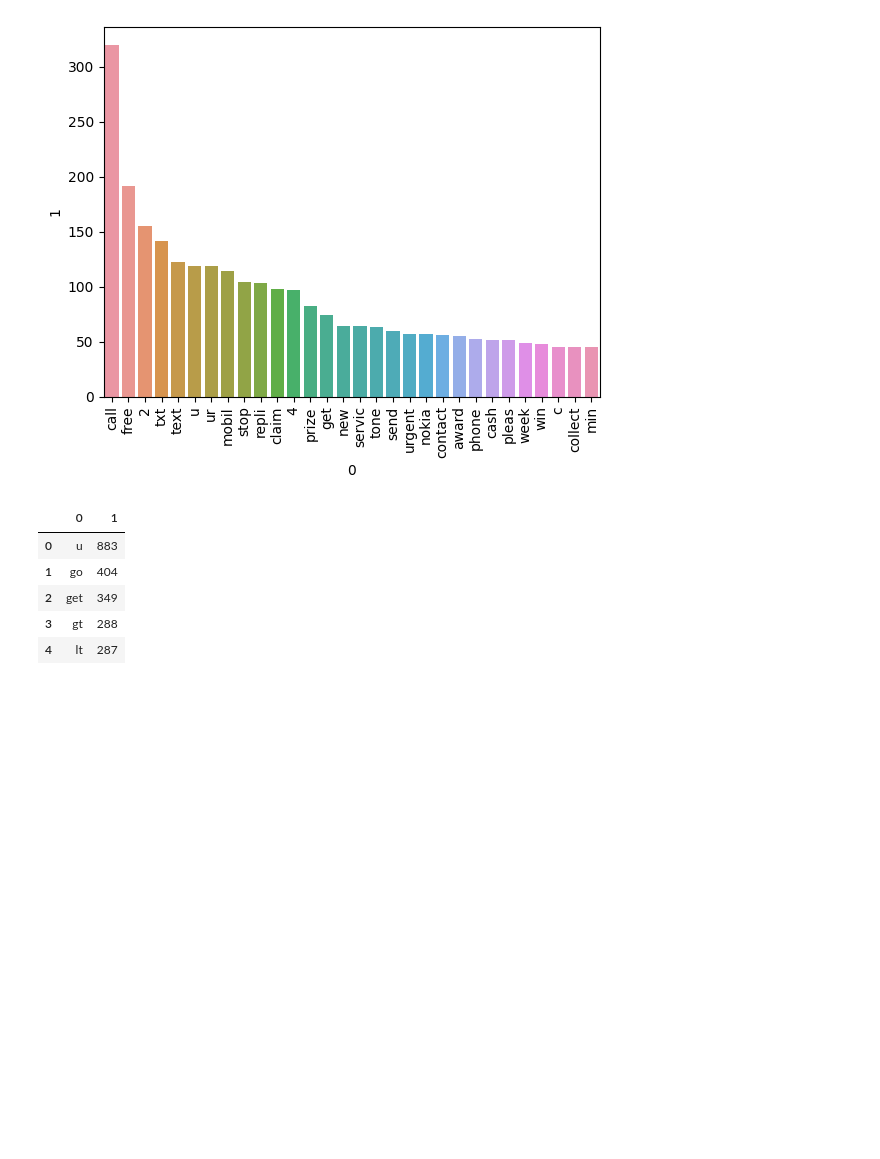
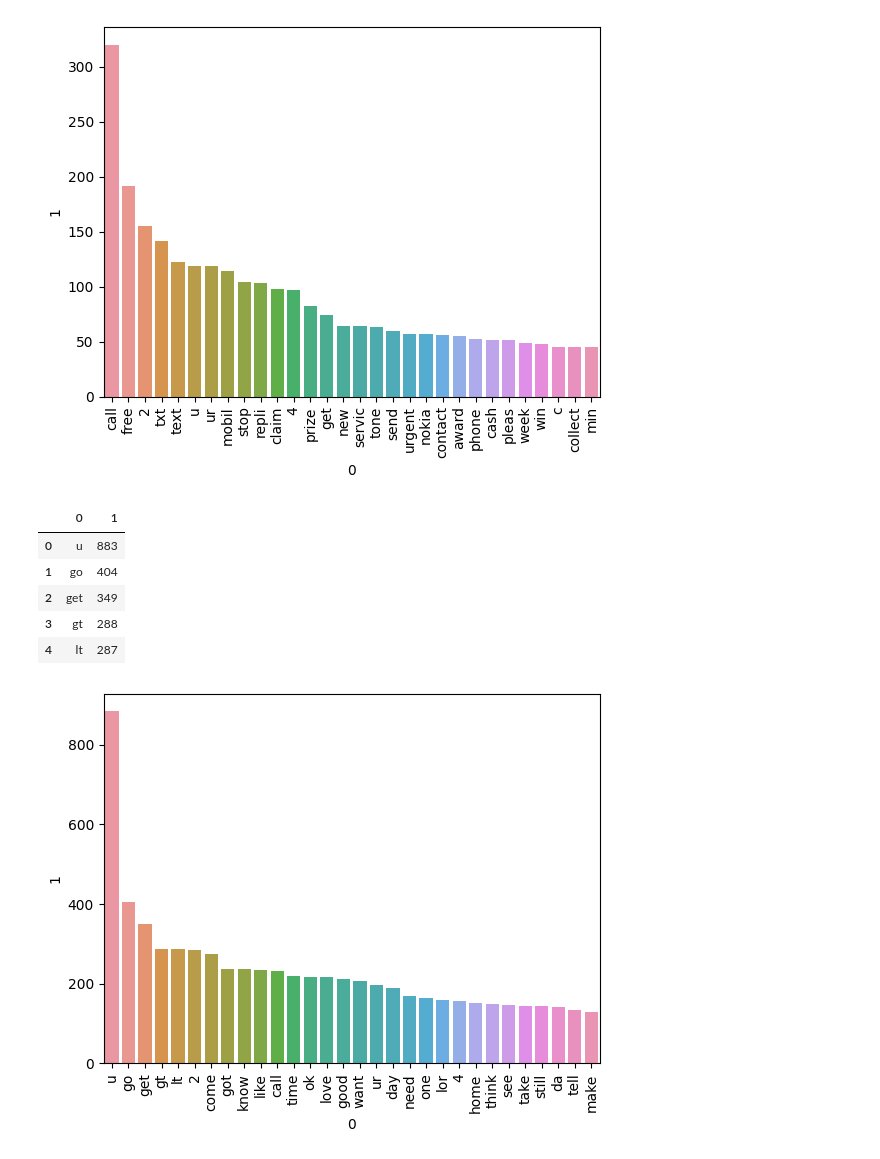
Before and after one commit to Haidermb/Email-Spam-classifier, a Jupyter notebook: Spam_Classifier.ipynb, the cells around one changed output. Cells and saved outputs as stored; diff of their text form; code cells hidden in the pictures; blank space fills up the shorter version.

```diff
--- a/Spam_Classifier.ipynb
+++ b/Spam_Classifier.ipynb
@@ -427,7 +427,8 @@ ham.head()
 | 3 | gt | 288 |
 | 4 | lt | 287 |
 # %%
-from collections import Counter
-sns.barplot(pd.DataFrame(Counter(spam_corpus).most_common(30))[0],pd.DataFrame(Counter(spam_corpus).most_common(30))[1])
-plt.xticks(rotation='vertical')
+sns.barplot(data=ham, x=0, y= 1)
+plt.xticks(rotation = 'vertical')
 plt.show()
+# %% [output]
+[figure, added]
```
